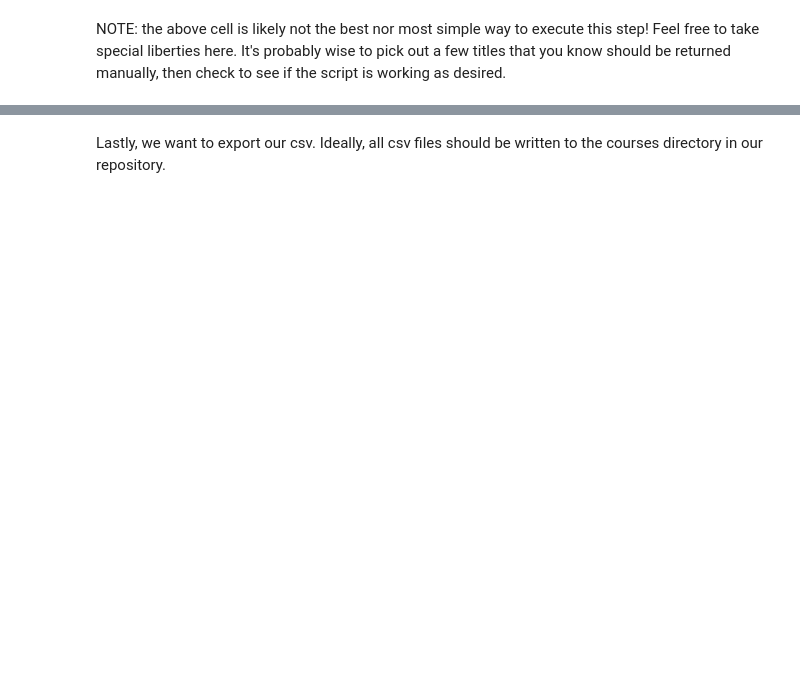
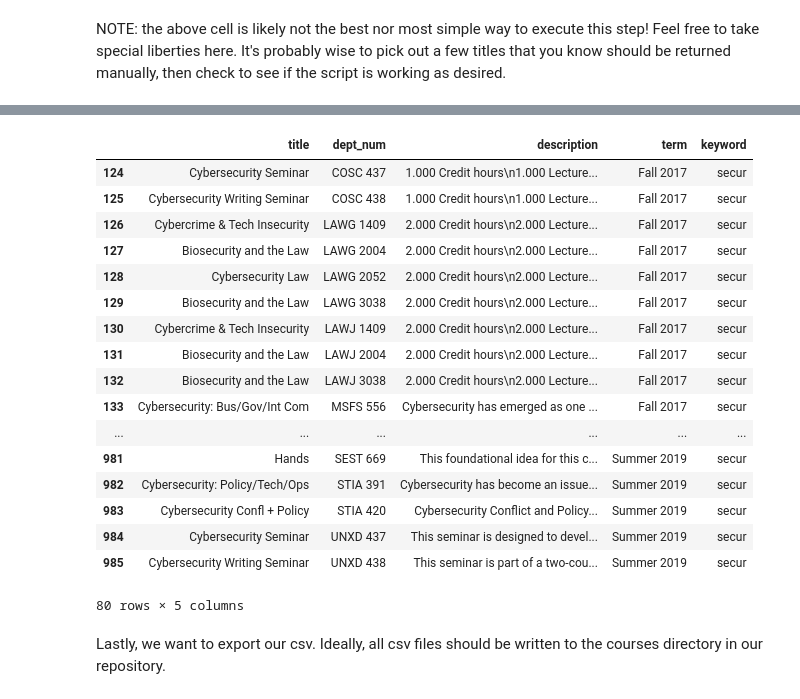
Before and after one commit to brianavecchione/data-science-ethics, a Jupyter notebook: scrapers/6-Georgetown University.ipynb, the cells around one changed output, grey strips where cells are left out. Cells and saved outputs as stored; diff of their text form; code cells hidden in the pictures; blank space fills up the shorter version.

Commit message:
reorder columns

```diff
--- a/scrapers/6-Georgetown University.ipynb
+++ b/scrapers/6-Georgetown University.ipynb
@@ -262,3 +262,25 @@ georgetown
+# %%
+georgetown = georgetown[['title', 'dept_num', 'description', 'term', 'keyword']]
+georgetown
+# %% [output]
+|  | title | dept_num | description | term | keyword |
+| 124 | Cybersecurity Seminar | COSC 437 | 1.000 Credit hours\n1.000 Lecture... | Fall 2017 | secur |
+| 125 | Cybersecurity Writing Seminar | COSC 438 | 1.000 Credit hours\n1.000 Lecture... | Fall 2017 | secur |
+| 126 | Cybercrime & Tech Insecurity | LAWG 1409 | 2.000 Credit hours\n2.000 Lecture... | Fall 2017 | secur |
+| 127 | Biosecurity and the Law | LAWG 2004 | 2.000 Credit hours\n2.000 Lecture... | Fall 2017 | secur |
+| 128 | Cybersecurity Law | LAWG 2052 | 2.000 Credit hours\n2.000 Lecture... | Fall 2017 | secur |
+| 129 | Biosecurity and the Law | LAWG 3038 | 2.000 Credit hours\n2.000 Lecture... | Fall 2017 | secur |
+| 130 | Cybercrime & Tech Insecurity | LAWJ 1409 | 2.000 Credit hours\n2.000 Lecture... | Fall 2017 | secur |
+| 131 | Biosecurity and the Law | LAWJ 2004 | 2.000 Credit hours\n2.000 Lecture... | Fall 2017 | secur |
+| 132 | Biosecurity and the Law | LAWJ 3038 | 2.000 Credit hours\n2.000 Lecture... | Fall 2017 | secur |
+| 133 | Cybersecurity: Bus/Gov/Int Com | MSFS 556 | Cybersecurity has emerged as one ... | Fall 2017 | secur |
+| ... | ... | ... | ... | ... | ... |
+| 981 | Hands | SEST 669 | This foundational idea for this c... | Summer 2019 | secur |
+| 982 | Cybersecurity: Policy/Tech/Ops | STIA 391 | Cybersecurity has become an issue... | Summer 2019 | secur |
+| 983 | Cybersecurity Confl + Policy | STIA 420 | Cybersecurity Conflict and Policy... | Summer 2019 | secur |
+| 984 | Cybersecurity Seminar | UNXD 437 | This seminar is designed to devel... | Summer 2019 | secur |
+| 985 | Cybersecurity Writing Seminar | UNXD 438 | This seminar is part of a two-cou... | Summer 2019 | secur |
+80 rows × 5 columns
 # %% [markdown]
 Lastly, we want to export our csv. Ideally, all csv files should be written to the courses directory in our repository.
 # %%
```
Also changed, not shown: parts of 2 cells of this notebook, 1 other file.
